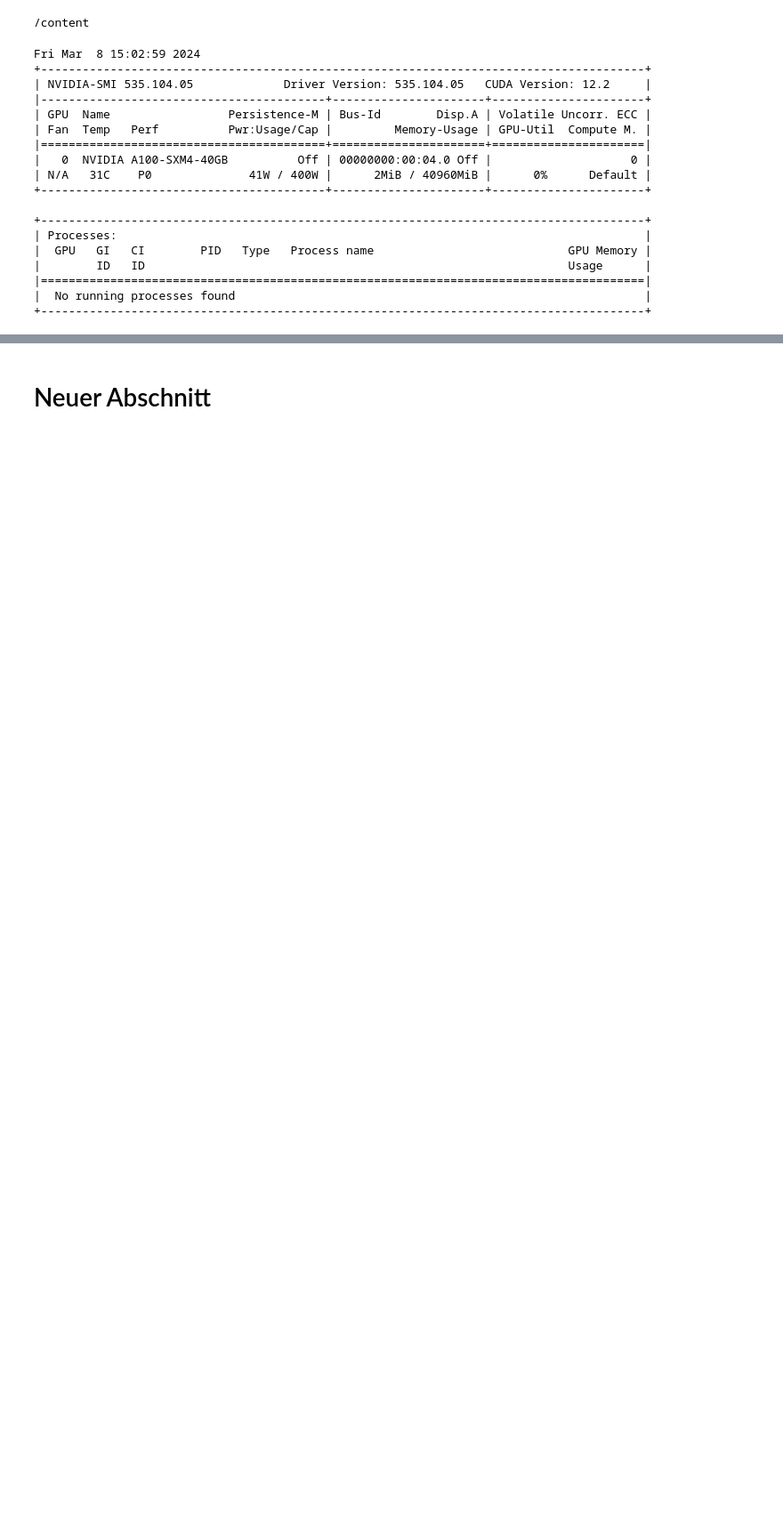
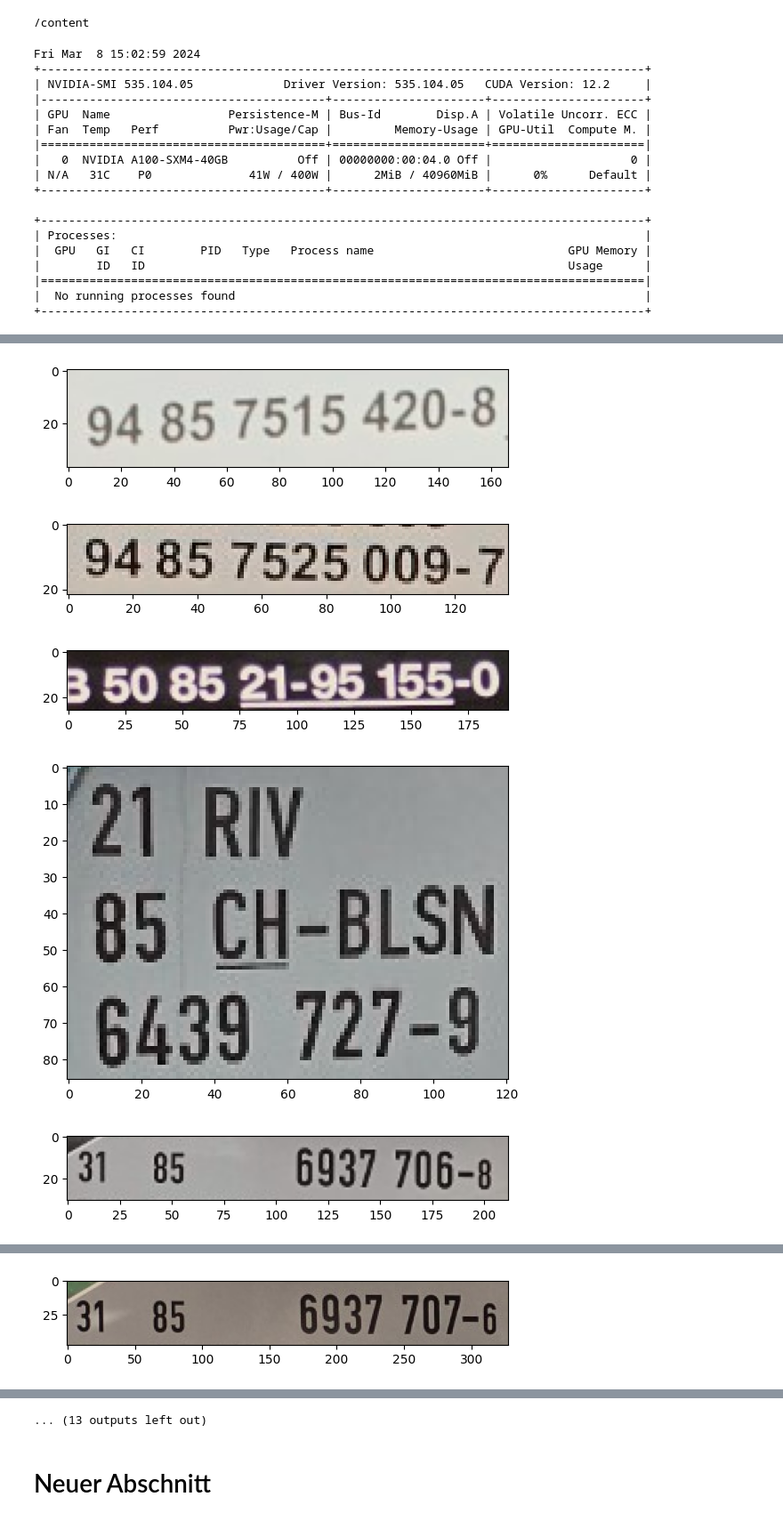
Before and after one commit to msommerfe/CAS-Applied-Data-Science, a Jupyter notebook: Module6_Deep_Learning/Object_DetectionV8_GoogleColab.ipynb, the cells around one changed output, grey strips where cells are left out. Shown at 89% size. Drawn from its saved outputs; the diff is of its cells as text; code cells hidden in the pictures; blank space fills up the shorter version.

```diff
--- a/Module6_Deep_Learning/Object_DetectionV8_GoogleColab.ipynb
+++ b/Module6_Deep_Learning/Object_DetectionV8_GoogleColab.ipynb
@@ -69,0 +106,22 @@ results = model(img)
+# %%
+#iterate througt results
+for r in results:
+    img = r.orig_img
+
+    # Extract bounding boxes
+    boxes = r.boxes.xyxy.tolist()
+
+    # Iterate through the bounding boxes
+    for i, box in enumerate(boxes):
+        x1, y1, x2, y2 = box
+        # Crop the object using the bounding box coordinates
+        ultralytics_crop_object = img[int(y1):int(y2), int(x1):int(x2)]
+        # Plot croped image
+        plt.imshow(ultralytics_crop_object)
+        plt.show()
+# %% [output]
+[figure, added]
+[figure, added]
+[figure, added]
+[figure, added]
+[figure, added]
@@ -69,0 +129 @@ results = model(img)
+[figure, added]
@@ -70,3 +135,4 @@ results = model(img)
+... (13 outputs left out)
 # %%
 #super sad, cv2.imshow is not working in colab. Thats why workaround is needed
 #for r in results:
```
Also changed, not shown: parts of 3 cells of this notebook.
